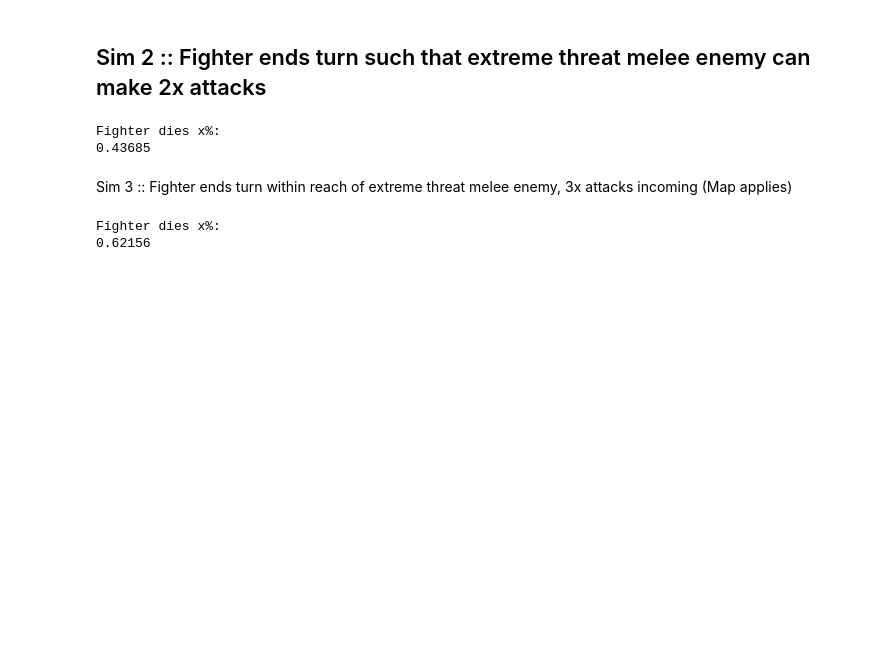
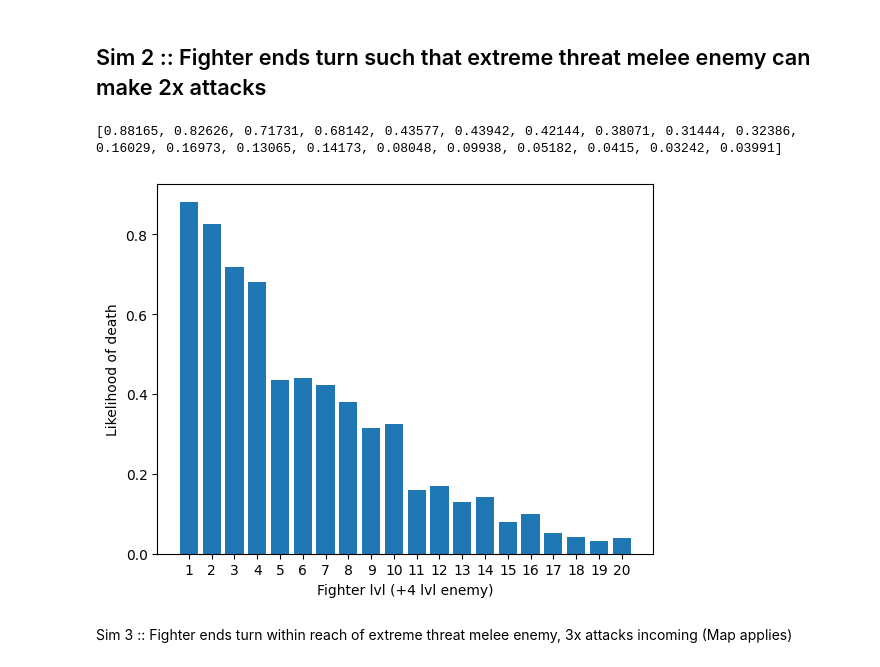
Before and after one commit to hunteramac/PF2E_Stat_Sim, a Jupyter notebook: avoidingAttacks.ipynb, the cells around one changed output. Saved outputs shown, nothing was run; the diff lists cells and outputs as text; code cells hidden in the pictures; blank space fills up the shorter version.

```diff
--- a/avoidingAttacks.ipynb
+++ b/avoidingAttacks.ipynb
@@ -181,50 +190,58 @@ Fighter dies x%:
 # %% [markdown]
 ## Sim 2 :: Fighter ends turn such that extreme threat melee enemy can make 2x attacks
 # %%
-died = 0
+samples_died = []
 
 trials = 100000
-for i in range(1,trials):
-    testPC = Valeros(5)
+for lvl in range(1,21):
+    died = 0
+    for i in range(1,trials):
+        testPC = Valeros(lvl)
 
-    # get hit result
-    map = [0,5]
-    for curMap in map:
-        hitResult = d20() + extremeStrikeAttackBonus(9) - curMap
-        didItHit = testPC.CheckHit(hitResult)
-        if(didItHit):
-            testPC.TakesDamage(didItHit*extremeStrikeDamage(9))
+        # get hit result
+        map = [0,5]
+        for curMap in map:
+            hitResult = d20() + extremeStrikeAttackBonus(lvl+4) - curMap
+            didItHit = testPC.CheckHit(hitResult)
+            if(didItHit):
+                testPC.TakesDamage(didItHit*extremeStrikeDamage(lvl+4))
 
 
-    died += testPC.hp<=0
+        died += testPC.hp<=0
 
-print("Fighter dies x%:")
-print(died/trials)
+    # get likelihood
+    samples_died.append(died/trials)
-# %% [output]
-Fighter dies x%:
-0.43685
+# %%
+plt.xticks(range(1,21))
+plt.xlabel("Fighter lvl (+4 lvl enemy)")
+plt.ylabel("Likelihood of death")
+plt.bar(range(1,21),samples_died)
+
+print(samples_died)
+# %% [output]
+[0.88165, 0.82626, 0.71731, 0.68142, 0.43577, 0.43942, 0.42144, 0.38071, 0.31444, 0.32386, 0.16029, 0.16973, 0.13065, 0.14173, 0.08048, 0.09938, 0.05182, 0.0415, 0.03242, 0.03991]
+[figure, added]
 # %% [markdown]
 Sim 3 :: Fighter ends turn within reach of extreme threat melee enemy, 3x attacks incoming (Map applies)
 # %%
-died = 0
+samples_died = []
 
 trials = 100000
-for i in range(1,trials):
-    testPC = Valeros(5)
+for lvl in range(1,21):
+    died = 0
+    for i in range(1,trials):
+        testPC = Valeros(lvl)
 
-    # get hit result
-    map = [0,5,10]
-    for curMap in map:
-        hitResult = d20() + extremeStrikeAttackBonus(9) - curMap
-        didItHit = testPC.CheckHit(hitResult)
-        if(didItHit):
-            testPC.TakesDamage(didItHit*extremeStrikeDamage(9))
+        # get hit result
+        map = [0,5,10]
+        for curMap in map:
+            hitResult = d20() + extremeStrikeAttackBonus(lvl+4) - curMap
+            didItHit = testPC.CheckHit(hitResult)
+            if(didItHit):
+                testPC.TakesDamage(didItHit*extremeStrikeDamage(lvl+4))
 
 
-    died += testPC.hp<=0
+        died += testPC.hp<=0
 
-print("Fighter dies x%:")
-print(died/trials)
+    # get likelihood
+    samples_died.append(died/trials)
-# %% [output]
-Fighter dies x%:
-0.62156
```
Also changed, not shown: parts of 5 cells of this notebook.
